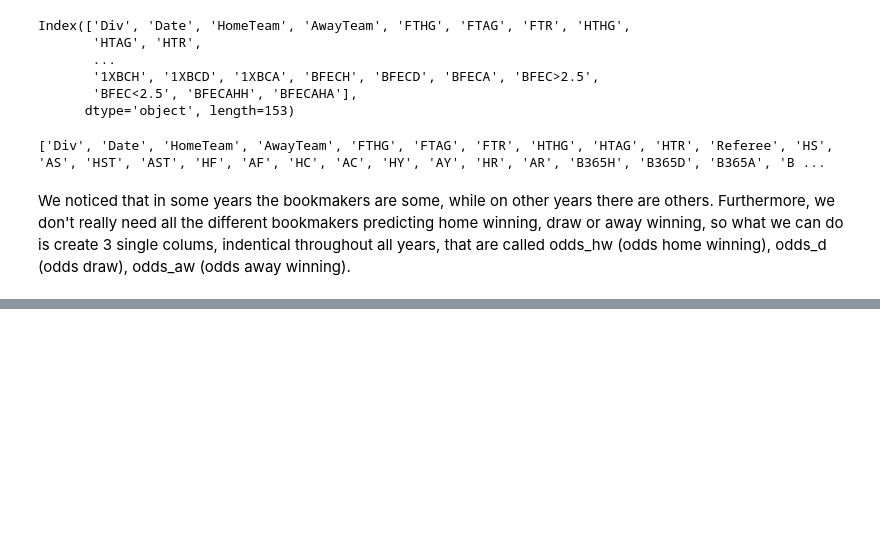
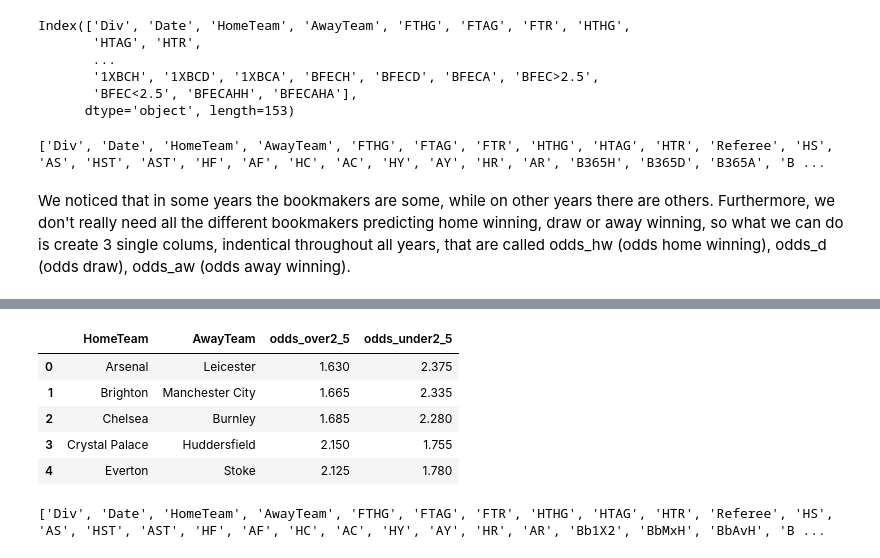
Before and after one commit to gregfu05/Premier_League_Match_Predictor, a Jupyter notebook: ML_project.ipynb, the cells around one changed output, grey strips where cells are left out. Drawn from its saved outputs; the diff is of its cells as text; code cells hidden in the pictures; blank space fills up the shorter version.

```diff
--- a/ML_project.ipynb
+++ b/ML_project.ipynb
@@ -134,0 +139,4 @@ db[['HomeTeam', 'AwayTeam', 'odds_hw', 'odds_d', 'odds_aw']].head()
+# %%
+dropping_columns = ['Div', 'Date']
+
+db.drop(columns=dropping_columns, inplace=True)
@@ -134,0 +162,15 @@ db[['HomeTeam', 'AwayTeam', 'odds_hw', 'odds_d', 'odds_aw']].head()
+# %%
+# Checking if it worked
+db[['HomeTeam', 'AwayTeam', 'odds_over2_5', 'odds_under2_5']].head()
+# %% [output]
+|  | HomeTeam | AwayTeam | odds_over2_5 | odds_under2_5 |
+| 0 | Arsenal | Leicester | 1.630 | 2.375 |
+| 1 | Brighton | Manchester City | 1.665 | 2.335 |
+| 2 | Chelsea | Burnley | 1.685 | 2.280 |
+| 3 | Crystal Palace | Huddersfield | 2.150 | 1.755 |
+| 4 | Everton | Stoke | 2.125 | 1.780 |
+# %%
+pd.set_option('display.max_columns', None)
+print(db.columns.tolist())
+# %% [output]
+['Div', 'Date', 'HomeTeam', 'AwayTeam', 'FTHG', 'FTAG', 'FTR', 'HTHG', 'HTAG', 'HTR', 'Referee', 'HS', 'AS', 'HST', 'AST', 'HF', 'AF', 'HC', 'AC', 'HY', 'AY', 'HR', 'AR', 'Bb1X2', 'BbMxH', 'BbAvH', 'B ...
```
Also changed, not shown: parts of 16 cells of this notebook.
